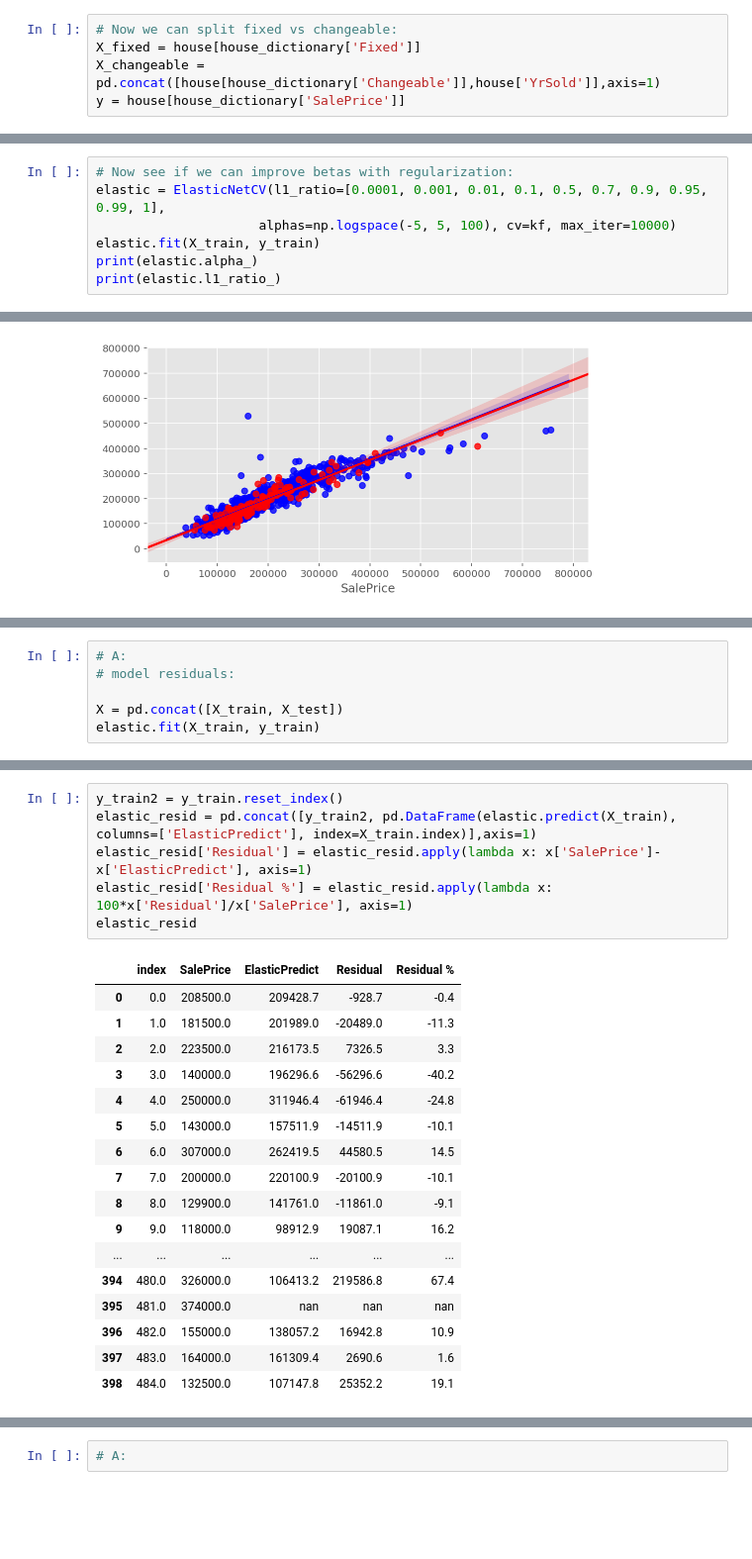
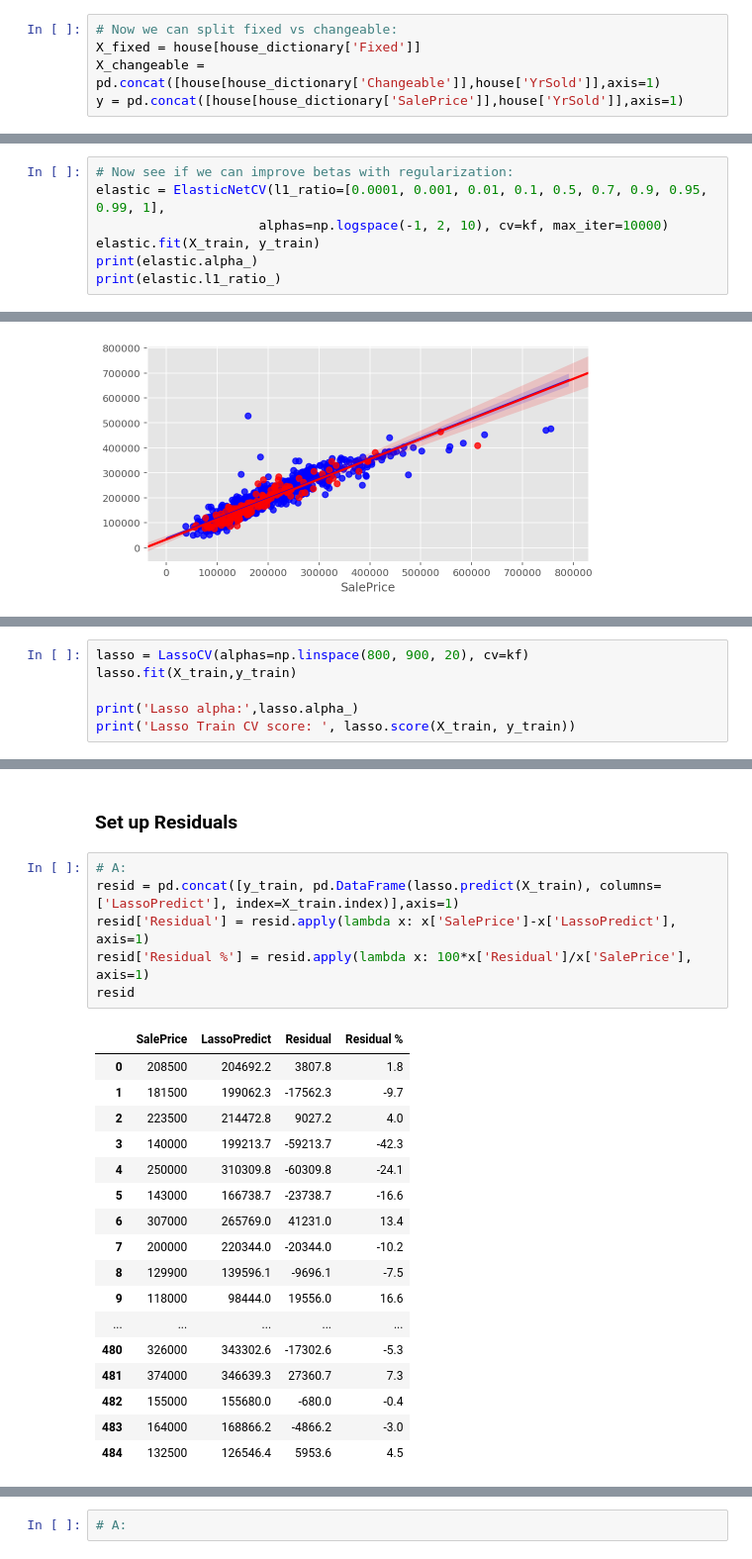
Before and after one commit to a3o1m2/DSI11-lessons, a Jupyter notebook: projects/project-3/project-03-starter.ipynb, the cells around one changed output, grey strips where cells are left out. Shown at 99% size. Saved outputs shown, nothing was run; the diff lists cells and outputs as text; blank space fills up the shorter version.

```diff
--- a/projects/project-3/project-03-starter.ipynb
+++ b/projects/project-3/project-03-starter.ipynb
@@ -300,4 +304,4 @@ house_dictionary = {'Fixed': ['Id', 'MSSubClass', 'MSZoning', 'LotFrontage', 'Lo
 # Now we can split fixed vs changeable:
 X_fixed = house[house_dictionary['Fixed']]
 X_changeable = pd.concat([house[house_dictionary['Changeable']],house['YrSold']],axis=1)
-y = house[house_dictionary['SalePrice']]
+y = pd.concat([house[house_dictionary['SalePrice']],house['YrSold']],axis=1)
@@ -427,7 +404,7 @@ betas
 # %%
 # Now see if we can improve betas with regularization:
 elastic = ElasticNetCV(l1_ratio=[0.0001, 0.001, 0.01, 0.1, 0.5, 0.7, 0.9, 0.95, 0.99, 1],
-                     alphas=np.logspace(-5, 5, 100), cv=kf, max_iter=10000)
+                     alphas=np.logspace(-1, 2, 10), cv=kf, max_iter=10000)
 elastic.fit(X_train, y_train)
 print(elastic.alpha_)
 print(elastic.l1_ratio_)
@@ -513,0 +434,6 @@ plt.barh(y=betas_plt.index,width=betas_plt['ElasticNet model.coef_']);
+# %%
+lasso = LassoCV(alphas=np.linspace(800, 900, 20), cv=kf)
+lasso.fit(X_train,y_train)
+
+print('Lasso alpha:',lasso.alpha_)
+print('Lasso Train CV score: ', lasso.score(X_train, y_train))
@@ -533,9 +521,3 @@ The residuals from the first model (training and testing) represent the variance
 - How would your company use this second model and its coefficients to determine whether they should buy a property or not? Explain how the company can use the two models you have built to determine if they can make money.
 - Investigate how much of the variance in price remaining is explained by these features.
 - Do you trust your model? Should it be used to evaluate which properties to buy and fix up?
-# %%
-# A:
-# model residuals:
-
-X = pd.concat([X_train, X_test])
-elastic.fit(X_train, y_train)
@@ -556,24 +524,26 @@ ElasticNetCV(alphas=array([1.00000000e-05, 1.26185688e-05, 1.59228279e-05, 2.009
+# %% [markdown]
+### Set up Residuals
 # %%
-y_train2 = y_train.reset_index()
-elastic_resid = pd.concat([y_train2, pd.DataFrame(elastic.predict(X_train), columns=['ElasticPredict'], index=X_train.index)],axis=1)
-elastic_resid['Residual'] = elastic_resid.apply(lambda x: x['SalePrice']-x['ElasticPredict'], axis=1)
-elastic_resid['Residual %'] = elastic_resid.apply(lambda x: 100*x['Residual']/x['SalePrice'], axis=1)
-elastic_resid
+# A:
+resid = pd.concat([y_train, pd.DataFrame(lasso.predict(X_train), columns=['LassoPredict'], index=X_train.index)],axis=1)
+resid['Residual'] = resid.apply(lambda x: x['SalePrice']-x['LassoPredict'], axis=1)
+resid['Residual %'] = resid.apply(lambda x: 100*x['Residual']/x['SalePrice'], axis=1)
+resid
 # %% [output]
-|  | index | SalePrice | ElasticPredict | Residual | Residual % |
-| 0 | 0.0 | 208500.0 | 209428.7 | -928.7 | -0.4 |
-| 1 | 1.0 | 181500.0 | 201989.0 | -20489.0 | -11.3 |
-| 2 | 2.0 | 223500.0 | 216173.5 | 7326.5 | 3.3 |
-| 3 | 3.0 | 140000.0 | 196296.6 | -56296.6 | -40.2 |
-| 4 | 4.0 | 250000.0 | 311946.4 | -61946.4 | -24.8 |
-| 5 | 5.0 | 143000.0 | 157511.9 | -14511.9 | -10.1 |
-| 6 | 6.0 | 307000.0 | 262419.5 | 44580.5 | 14.5 |
-| 7 | 7.0 | 200000.0 | 220100.9 | -20100.9 | -10.1 |
-| 8 | 8.0 | 129900.0 | 141761.0 | -11861.0 | -9.1 |
-| 9 | 9.0 | 118000.0 | 98912.9 | 19087.1 | 16.2 |
-| ... | ... | ... | ... | ... | ... |
-| 394 | 480.0 | 326000.0 | 106413.2 | 219586.8 | 67.4 |
-| 395 | 481.0 | 374000.0 | nan | nan | nan |
-| 396 | 482.0 | 155000.0 | 138057.2 | 16942.8 | 10.9 |
-| 397 | 483.0 | 164000.0 | 161309.4 | 2690.6 | 1.6 |
-| 398 | 484.0 | 132500.0 | 107147.8 | 25352.2 | 19.1 |
+|  | SalePrice | LassoPredict | Residual | Residual % |
+| 0 | 208500 | 204692.2 | 3807.8 | 1.8 |
+| 1 | 181500 | 199062.3 | -17562.3 | -9.7 |
+| 2 | 223500 | 214472.8 | 9027.2 | 4.0 |
+| 3 | 140000 | 199213.7 | -59213.7 | -42.3 |
+| 4 | 250000 | 310309.8 | -60309.8 | -24.1 |
+| 5 | 143000 | 166738.7 | -23738.7 | -16.6 |
+| 6 | 307000 | 265769.0 | 41231.0 | 13.4 |
+| 7 | 200000 | 220344.0 | -20344.0 | -10.2 |
+| 8 | 129900 | 139596.1 | -9696.1 | -7.5 |
+| 9 | 118000 | 98444.0 | 19556.0 | 16.6 |
+| ... | ... | ... | ... | ... |
+| 480 | 326000 | 343302.6 | -17302.6 | -5.3 |
+| 481 | 374000 | 346639.3 | 27360.7 | 7.3 |
+| 482 | 155000 | 155680.0 | -680.0 | -0.4 |
+| 483 | 164000 | 168866.2 | -4866.2 | -3.0 |
+| 484 | 132500 | 126546.4 | 5953.6 | 4.5 |
```
Also changed, not shown: parts of 54 cells of this notebook, 4 other files.
